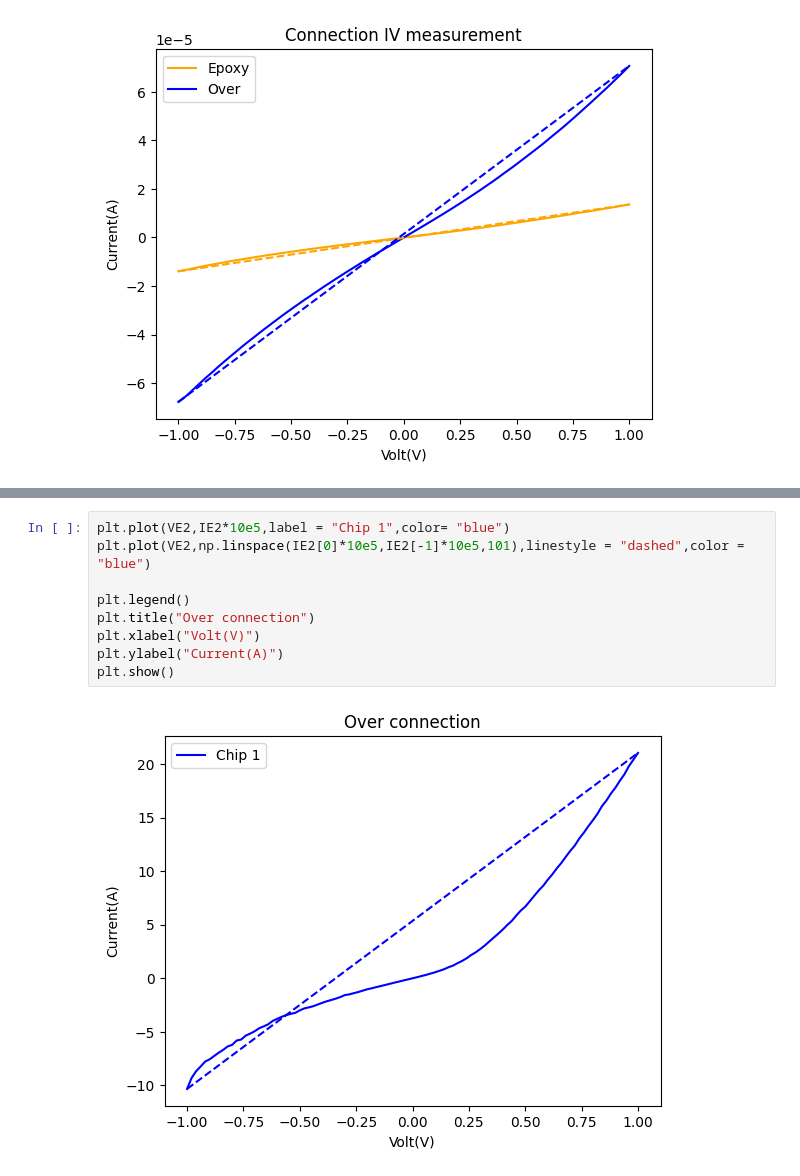
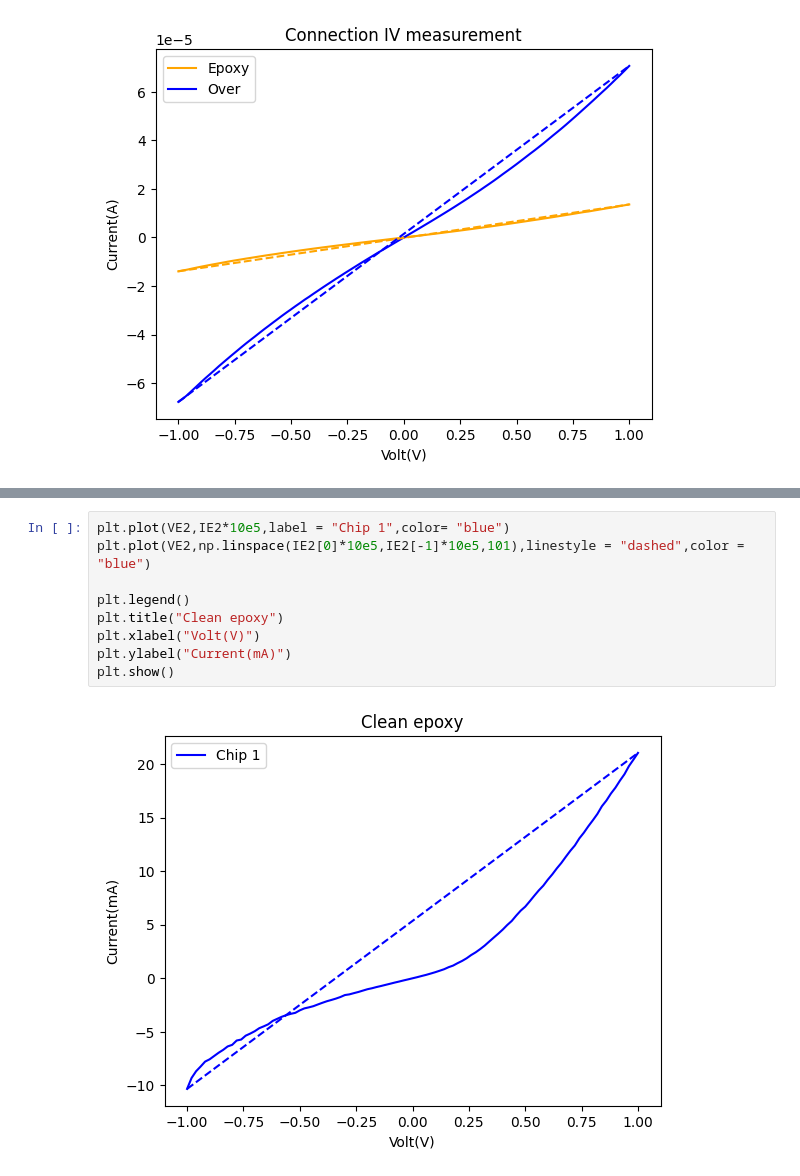
Before and after one commit to Lionfish30/Sommarjobb-2024, a Jupyter notebook: Connection analasis.ipynb, the cells around one changed output, grey strips where cells are left out. Cells and saved outputs as stored; diff of their text form.

```diff
--- a/Connection analasis.ipynb
+++ b/Connection analasis.ipynb
@@ -84,11 +86,11 @@ plt.show()
 # %%
 plt.plot(VE2,IE2*10e5,label = "Chip 1",color= "blue")
 plt.plot(VE2,np.linspace(IE2[0]*10e5,IE2[-1]*10e5,101),linestyle = "dashed",color = "blue")
 
 plt.legend()
-plt.title("Over connection")
+plt.title("Clean epoxy")
 plt.xlabel("Volt(V)")
-plt.ylabel("Current(A)")
+plt.ylabel("Current(mA)")
 plt.show()
 # %% [output]
-[figure, old version]
+[figure, new version]
```
Also changed, not shown: parts of 5 cells of this notebook, 2 other files.
